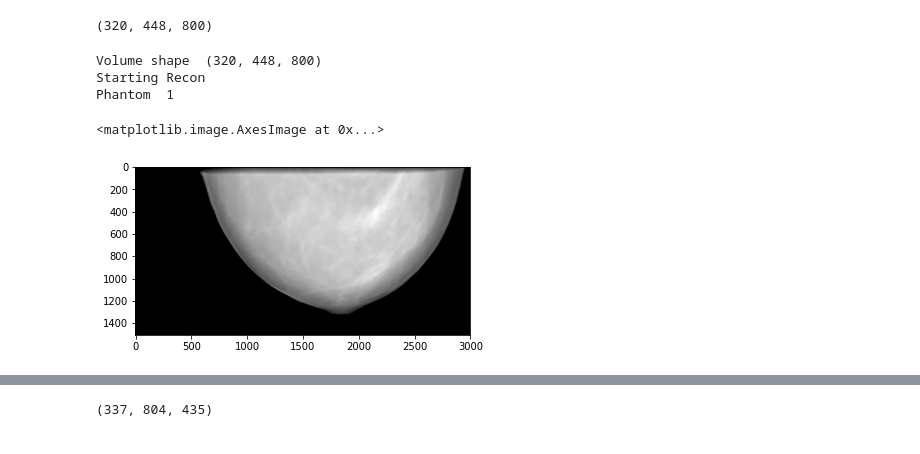
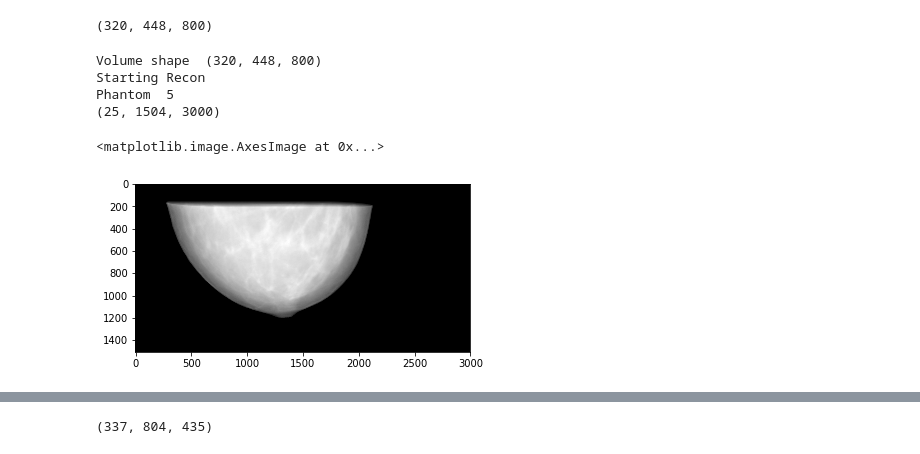
Before and after one commit to PranjalSahu/tf-adain, a Jupyter notebook: train.ipynb, the cells around one changed output, grey strips where cells are left out. Drawn from its saved outputs; the diff is of its cells as text; code cells hidden in the pictures.

```diff
--- a/train.ipynb
+++ b/train.ipynb
@@ -1839,9 +1839,11 @@ def my_mul(x, y):
 
 scaling_factor = 1
 
-SOD       = 65/(0.0255*scaling_factor)
-ODD       = 4.5/(0.0255*scaling_factor)
-detWidth  = 0.0085/(0.0255/scaling_factor)   # size of each detector pixel
+voxel_size = 0.02
+
+SOD       = 65/(voxel_size*scaling_factor)
+ODD       = 4.5/(voxel_size*scaling_factor)
+detWidth  = 0.0085/(voxel_size/scaling_factor)   # size of each detector pixel
 detHeight = detWidth                         # size of each detector pixel
 detRows   = 3000
 detCols   = 1504
@@ -1875,7 +1877,7 @@ print('Starting Recon')
 # All Flags
 insert_noise     = 0
 
-for index in range(1, 2):
+for index in range(5, 6):
     print("Phantom ", index)
 #     a       = sio.loadmat("/media/pranjal/BackupPlus/CEDBT/attenuation_values_cropped/LE/"+str(index)+".mat")["head"]
 #     testvol = np.rollaxis(a, 2, 0)
@@ -1916,4 +1918,5 @@ for index in range(1, 2):
 # %% [output]
 Volume shape  (320, 448, 800)
 Starting Recon
-Phantom  1
+Phantom  5
+(25, 1504, 3000)
@@ -1920,5 +1937,5 @@ Phantom  1
 # %%
-plt.imshow(temp_proj[0, :, :], cmap='gray')
+plt.imshow(temp_proj[24, :, :], cmap='gray')
 # %% [output]
 <matplotlib.image.AxesImage at 0x...>
-[figure, old version]
+[figure, new version]
```
Also changed, not shown: parts of 3 cells of this notebook.
